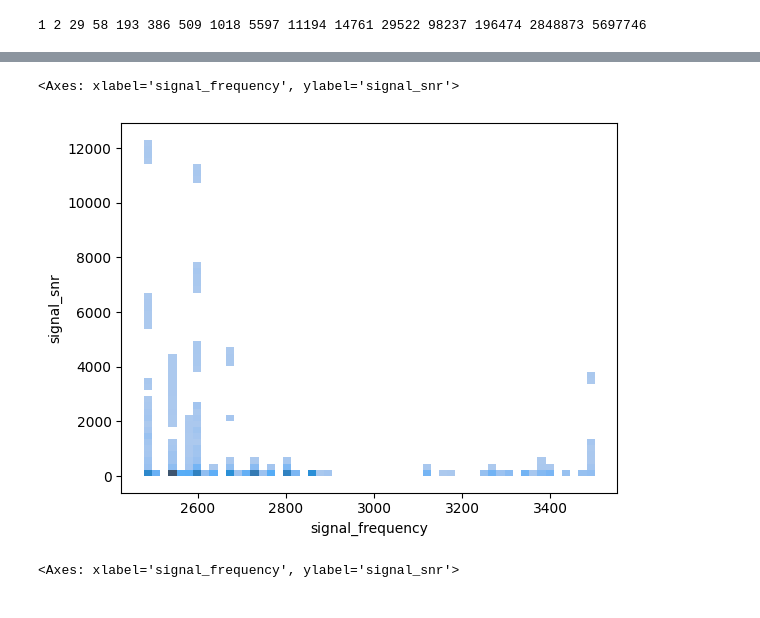
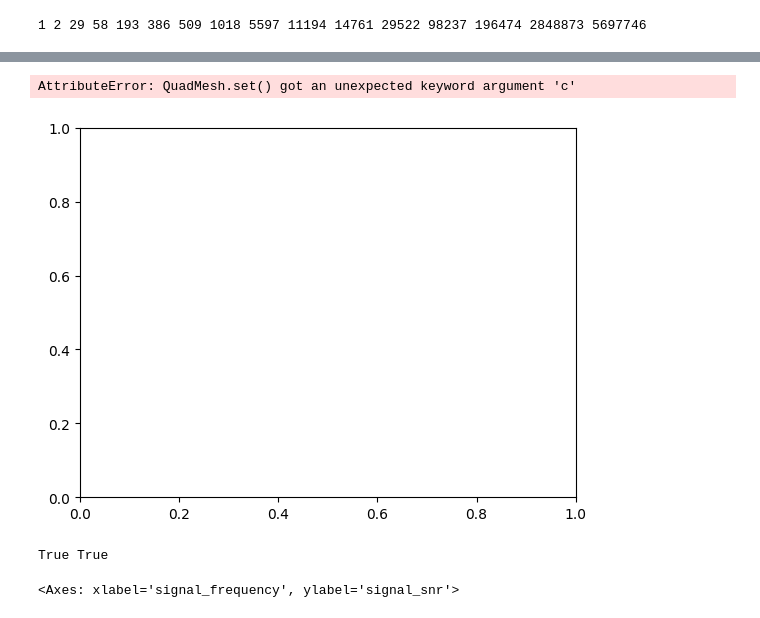
Before and after one commit to jareds-laf/playing-with-cosmic-data, a Jupyter notebook: playing-with-json.ipynb, the cells around one changed output, grey strips where cells are left out. Drawn from its saved outputs; the diff is of its cells as text; code cells hidden in the pictures.

```diff
--- a/playing-with-json.ipynb
+++ b/playing-with-json.ipynb
@@ -90,7 +100,15 @@ plt.plot(seg1['signal_frequency'], seg1['signal_frequency'], '.')
-# %%
-seg1_snr_sig = seg1.where(seg1['signal_snr'] > 10)
-
-sns.histplot(x='signal_frequency', y='signal_snr', data=seg1_snr_sig, bins=55)
-# %% [output]
-<Axes: xlabel='signal_frequency', ylabel='signal_snr'>
-[figure, removed]
+# %%
+seg1_snr_sig = seg1.where(seg1['signal_snr'] > 10)
+
+sns.histplot(x='signal_frequency', y='signal_snr', data=seg1_snr_sig, bins=55, cbar=True, c='beam')
+# %% [output]
+AttributeError: QuadMesh.set() got an unexpected keyword argument 'c'
+[figure, added]
+# %%
+ind1=1139550
+ind2=1139559
+
+print(seg1['file_path'][ind1] == seg1['file_path'][ind2],
+seg1['beam'][ind1] == seg1['beam'][ind2])
+# %% [output]
+True True
```
Also changed, not shown: parts of 11 cells of this notebook, 3 other files.
